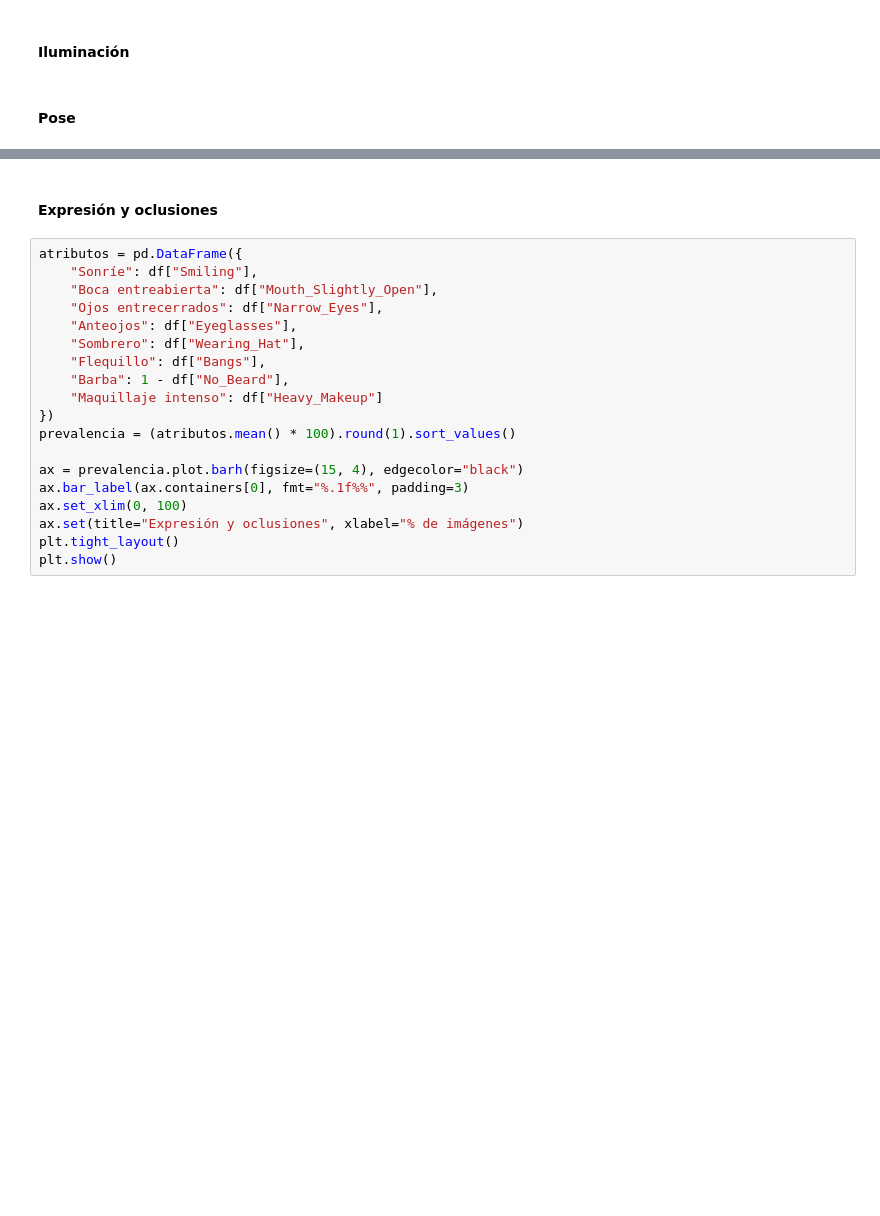
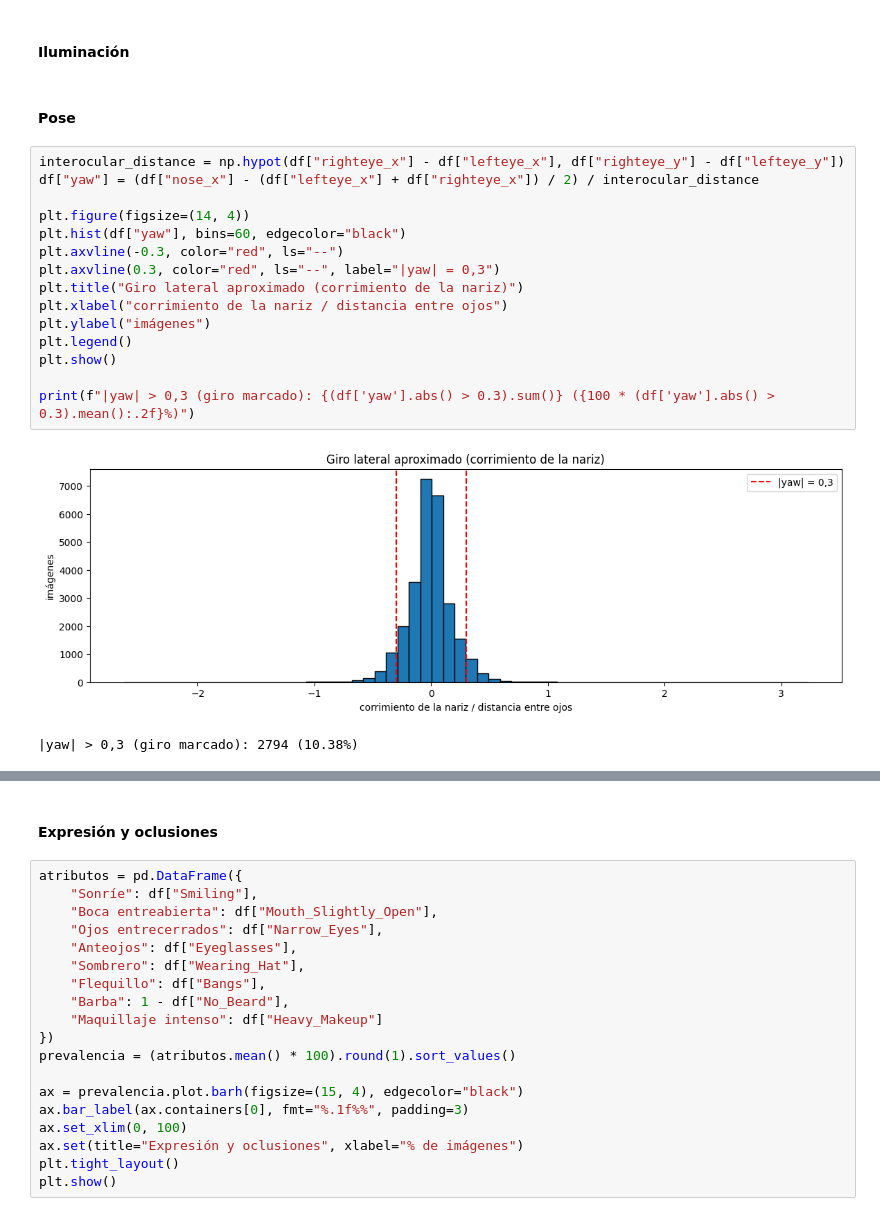
Before and after one commit to maximoalva/tuia-face-recognition-app, a Jupyter notebook: 1-pre-processing.ipynb, the cells around one changed output, grey strips where cells are left out. Saved outputs shown, nothing was run; the diff lists cells and outputs as text; blank space fills up the shorter version.

```diff
--- a/1-pre-processing.ipynb
+++ b/1-pre-processing.ipynb
@@ -518,3 +518,21 @@ Estas variaciones son las que el modelo tiene que tolerar para reconocer a una m
 #### Iluminación
 # %% [markdown]
 #### Pose
+# %%
+interocular_distance = np.hypot(df["righteye_x"] - df["lefteye_x"], df["righteye_y"] - df["lefteye_y"])
+df["yaw"] = (df["nose_x"] - (df["lefteye_x"] + df["righteye_x"]) / 2) / interocular_distance
+
+plt.figure(figsize=(14, 4))
+plt.hist(df["yaw"], bins=60, edgecolor="black")
+plt.axvline(-0.3, color="red", ls="--")
+plt.axvline(0.3, color="red", ls="--", label="|yaw| = 0,3")
+plt.title("Giro lateral aproximado (corrimiento de la nariz)")
+plt.xlabel("corrimiento de la nariz / distancia entre ojos")
+plt.ylabel("imágenes")
+plt.legend()
+plt.show()
+
+print(f"|yaw| > 0,3 (giro marcado): {(df['yaw'].abs() > 0.3).sum()} ({100 * (df['yaw'].abs() > 0.3).mean():.2f}%)")
+# %% [output]
+[figure, added]
+|yaw| > 0,3 (giro marcado): 2794 (10.38%)
```
Also changed, not shown: parts of 2 cells of this notebook.
